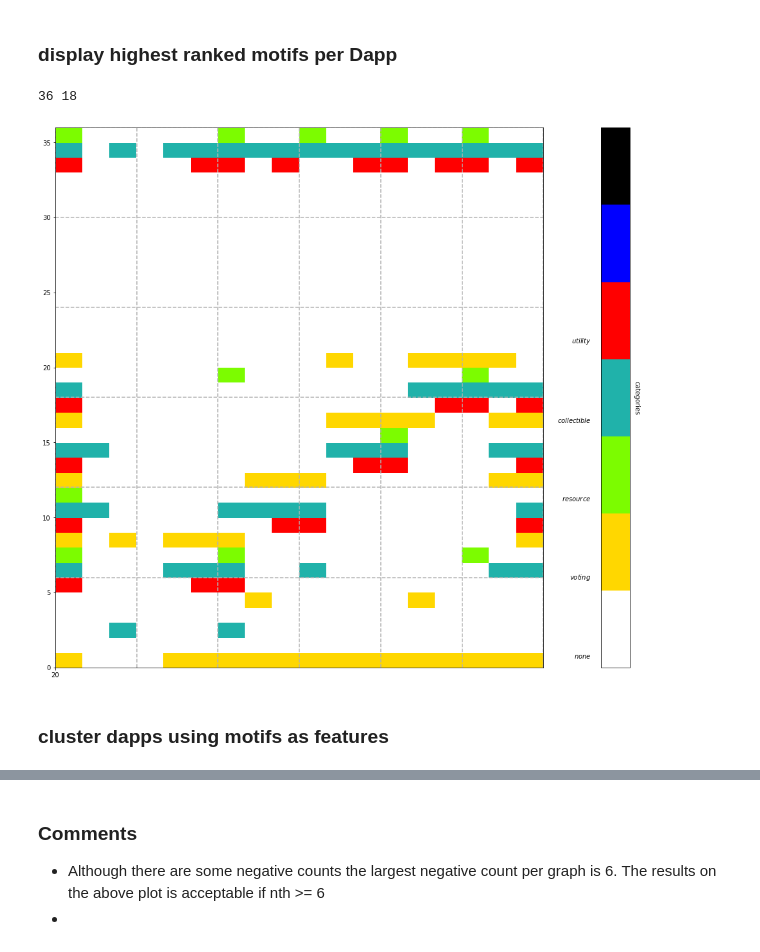
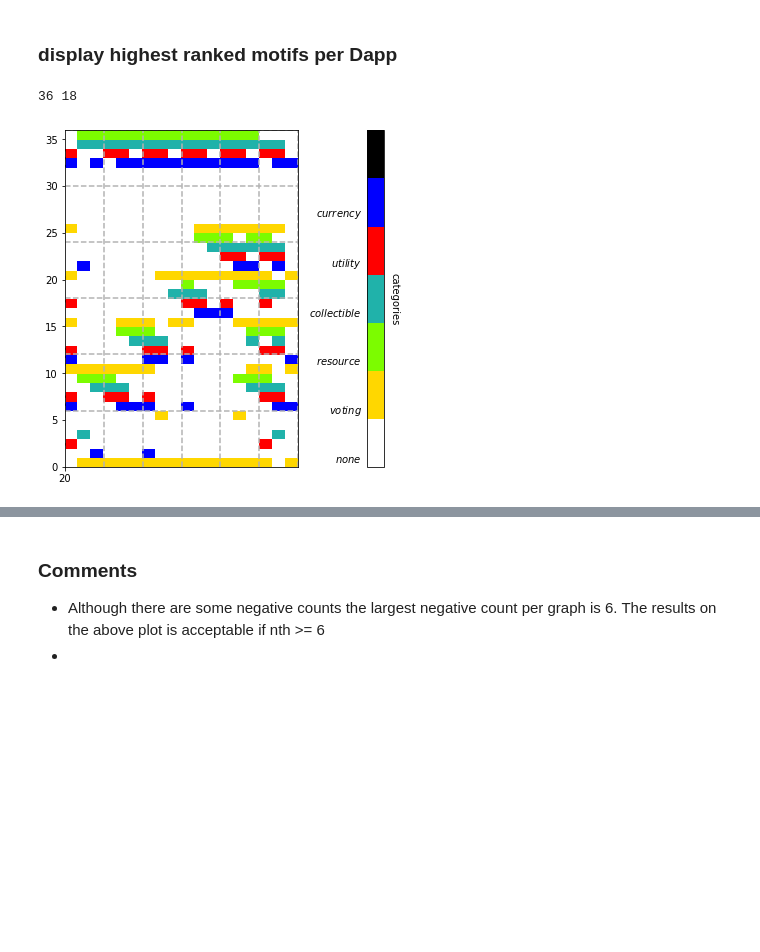
Before and after one commit to Atahanak/eth-dapp-network-analysis, a Jupyter notebook: notebooks/temporal_motif_extractor.ipynb, the cells around one changed output, grey strips where cells are left out. Cells and saved outputs as stored; diff of their text form; code cells hidden in the pictures; blank space fills up the shorter version.

```diff
--- a/notebooks/temporal_motif_extractor.ipynb
+++ b/notebooks/temporal_motif_extractor.ipynb
@@ -338,7 +416,7 @@ for i in range(len(dapps)):
     graph_path = dapps[i]["path"].split(".")[0]
     dapps[i]["motifs"] = extract_temporal_motifs(dapps[i]["path"], graph_path + ".temporalmotifs", 32, hour)
     #print(dapps[i]["motifs"])
-    display_motifs_heatmap(dapps[i]["motifs"], image_path=MOTIF_MATRIX_IMAGE, figname=graph_path + ".temporalmotifs" + ".png", title=None)
+    display_motifs_heatmap(dapps[i]["motifs"], image_path=MOTIF_MATRIX_IMAGE, figname=graph_path + ".temporalmotifs_f" + ".png", title=None)
 # %% [output]
 /DATA/7A/assets/erc721networks/Rarible/Rarible.edgelist
 Number of negatives: 0
@@ -367,0 +452,6 @@ Number of negatives: 3
+# %%
+#read
+import json
+m_file_name = "/DATA/7A/assets/dapps-3600.json"
+with open(m_file_name) as f:
+    dapps = json.load(f)
@@ -403,0 +559,7 @@ plt.show()
+# %%
+# dimensionality reduction
+from sklearn.cluster import FeatureAgglomeration
+import numpy
+
+rfeatures = FeatureAgglomeration(n_clusters=math.floor(len(new_categories))).fit_transform(features, y=None)
+print("Samples: ", len(rfeatures), "No features:", len(rfeatures[0]))
@@ -403,0 +670,26 @@ plt.show()
+# %%
+#random forest
+from sklearn.ensemble import RandomForestClassifier
+from sklearn.datasets import make_classification
+X, y = make_classification(n_samples=1000, n_features=4,
+                            n_informative=2, n_redundant=0,
+                            random_state=0, shuffle=False)
+print("# of samples:", len(features), "# of features:", len(features[0]))
+
+mask = [0, 0, 1, 0, 0, 1, 0, 0, 0, 0, 1, 1, 0, 0, 1, 0, 0, 0, 0, 1]
+
+train = []
+test = []
+labels_train = []
+labels_test = []
+for i in range(len(dapps)):
+    if mask[i] == 0:
+        train.append(features[i])
+        labels_train.append(dapps[i]["category"])
+    else:
+        test.append(features[i])
+        labels_test.append(dapps[i]["category"])
+
+clf = RandomForestClassifier(n_estimators = 50, criterion="entropy")
+clf.fit(train, labels_train)
+clf.score(test, labels_test)
@@ -439,7 +734,7 @@ def plot_map(colormaps, data):
     """
 
     n = len(colormaps)
-    fig, axs = plt.subplots(1, n, figsize=(n * (nth + 1), nth),
+    fig, axs = plt.subplots(1, n, figsize=(5, 5),
                             constrained_layout=True, squeeze=False)
 
     #n = len(colormaps)
@@ -451,34 +746,32 @@ def plot_map(colormaps, data):
         hlines = np.linspace(0,len(data), motifs_length+1)[1:]
         for xx in vlines:
             ax.axvline(xx, color='0.7', linestyle='--')
         for xx in hlines:
             ax.axhline(xx, color='0.7', linestyle='--')
         ax.axvline("20", color='1', linestyle='--')
 
         psm = ax.pcolormesh(data, cmap=cmap, rasterized=True, vmin=0, vmax=6)
         cb = plt.colorbar(psm, ax=ax, label = "categories")
         cb.ax.get_yaxis().set_ticks([])
         #for j, lab in enumerate(["$none$", "$marketplace$", "$games$", "$exchange$", "$defi$", "$social$", "$gambling$"]):
-        for j, lab in enumerate(["$none$", "$voting$", "$resource$", "$collectible$", "$utility$"]):
+        for j, lab in enumerate(["$none$", "$voting$", "$resource$", "$collectible$", "$utility$", "$currency$"]):
             cb.ax.text(-2, (7 * j + 1) / 8.0, lab, ha='right', va='center')
         cb.ax.get_yaxis().labelpad = 15
         cb.ax.set_ylabel('categories', rotation=270)
 
         #cb.set_ticklabels()
 
     plt.show()
 
 mat = np.zeros((motifs_width * len(categories), motifs_length * max_number_of_dapp_per_category))
 print(len(mat), len(mat[0]))
 
 for dapp in dapps:
     fill_map(dapp["ranks"], mat, dapp["category"], dapp["id"])
 np.set_printoptions(threshold=sys.maxsize)
 
 cmap = ListedColormap(["white", "gold", "lawngreen", "lightseagreen", "red", "blue", "black"])
 plot_map([cmap], mat)
 # %% [output]
 36 18
-[figure, old version]
+[figure, new version]
-# %% [markdown]
-### cluster dapps using motifs as features
```
Also changed, not shown: parts of 15 cells of this notebook, 10 other files.
